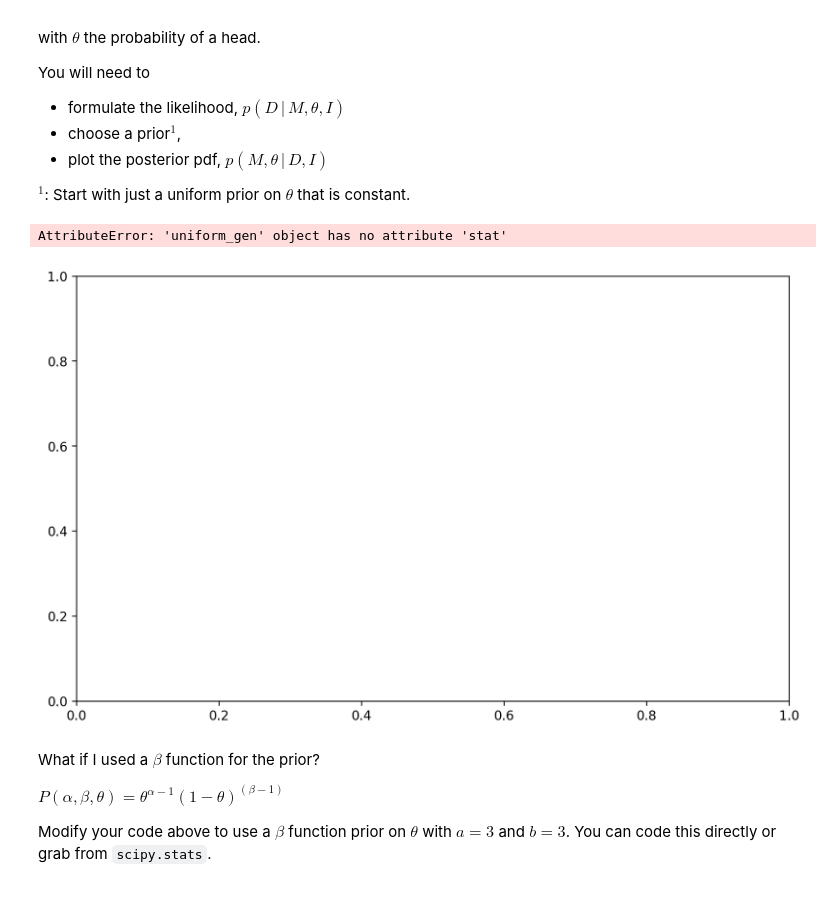
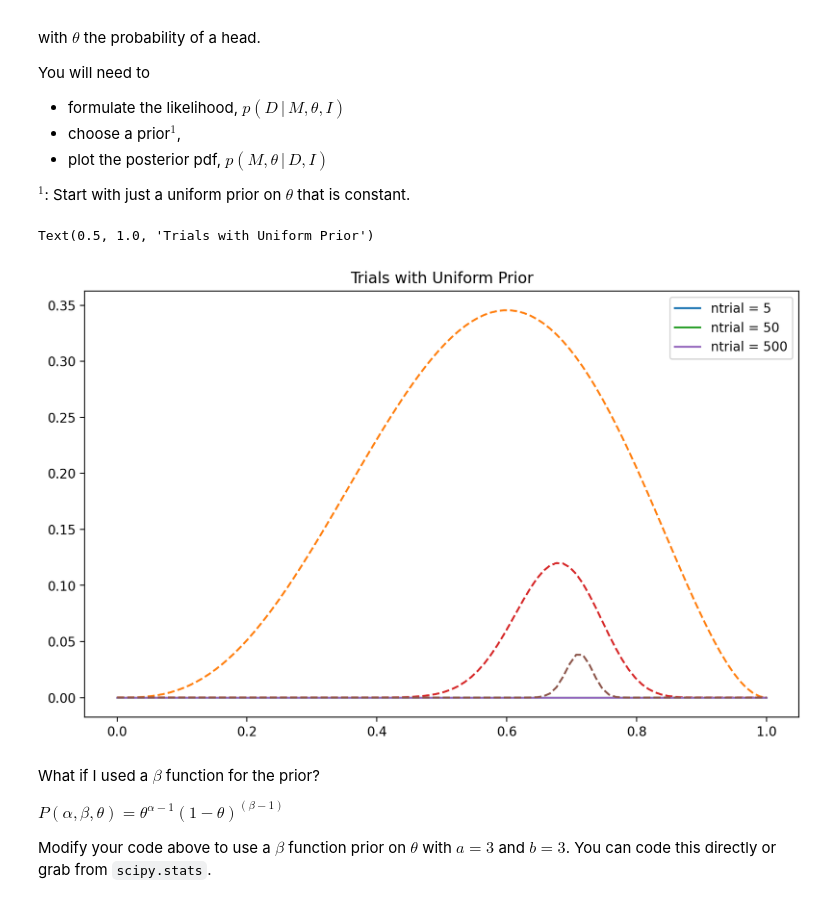
Before and after one commit to VanderbiltAstronomy/astr_8070_s24, a Jupyter notebook: coursework/student_folders/Ryan_Nowicki/Lecture_8_RyanNowicki.ipynb, the cells around one changed output. Cells and saved outputs as stored; diff of their text form; code cells hidden in the pictures.

```diff
--- a/coursework/student_folders/Ryan_Nowicki/Lecture_8_RyanNowicki.ipynb
+++ b/coursework/student_folders/Ryan_Nowicki/Lecture_8_RyanNowicki.ipynb
@@ -352,39 +352,40 @@ data = np.array([1, 1, 1, 0, 0, 1, 1, 1, 0, 1, 1, 1, 1, 1, 1, 1, 1, 0, 1, 0, 1,
 # %%
 # Modify and execute this cell.
 import scipy
 
 def p_nheads(n, h, theta):
     # code the binomial distribution here
-    return scipy.stats.binom(n,theta) #thoughts?????
+    return scipy.stats.binom.pmf(n=n,p=theta,k=h) #thoughts?????
 
 # likelihood
 def L(data, ntrials, theta):
     nheads = data[:ntrials].sum()
     return p_nheads(ntrials, nheads, theta)
 
 # prior (ignore loc and scale until the beta prior)
 def prior(theta, loc=3.0, scale=3.0):
     # put a prior distribution here
-    return scipy.stats.uniform.stat(0,1) #help????????
+    return scipy.stats.uniform.pdf(x=theta,loc=loc,scale=scale) #help????????
 
 fig, ax = plt.subplots(figsize=(10,6))
 
 probs = []
 # define the number of trials
 n_trials = [5, 50, 500]
 theta = np.linspace(0, 1, 100)
 for nt in n_trials:
     prob = L(data, nt, theta) * prior(theta)
     # posterior plot
     ax.plot(theta, prob,
-            label=r'ntrial = '+str(nt))
+            label=r'ntrial = '+str(nt), linestyle='-')
     # likelihood plot
-    ax.plot(theta, L(data, nt, theta))
+    ax.plot(theta, L(data, nt, theta), linestyle='--')
 
 plt.legend()
+plt.title('Trials with Uniform Prior')
 # %% [output]
-AttributeError: 'uniform_gen' object has no attribute 'stat'
+Text(0.5, 1.0, 'Trials with Uniform Prior')
-[figure, old version]
+[figure, new version]
 # %% [markdown]
 What if I used a $\beta$ function for the prior?
 
```
Also changed, not shown: parts of 3 cells of this notebook.
